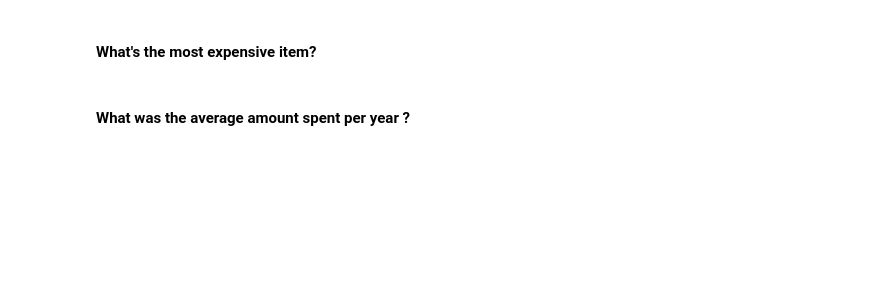
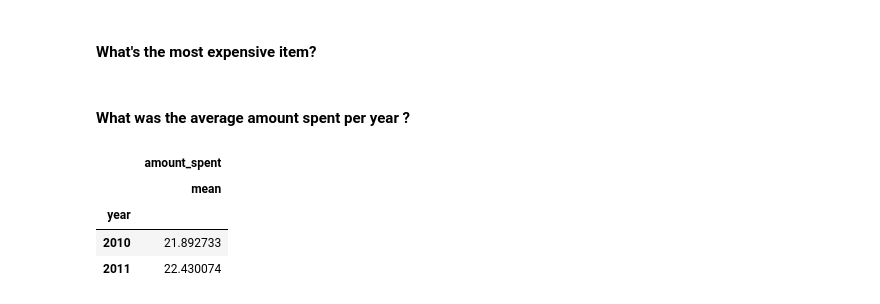
Before and after one commit to JavierLuna/data-labs, a Jupyter notebook: module-2/lab-subsetting-and-descriptive-stats/your-code/main.ipynb, the cells around one changed output. Drawn from its saved outputs; the diff is of its cells as text; code cells hidden in the pictures; blank space fills up the shorter version.

```diff
--- a/module-2/lab-subsetting-and-descriptive-stats/your-code/main.ipynb
+++ b/module-2/lab-subsetting-and-descriptive-stats/your-code/main.ipynb
@@ -442,3 +566,10 @@ Name: CustomerID, Length: 2485, dtype: int64
 #### What was the average amount spent per year ?
 # %%
 # your answer here
+orders.groupby(by = "year").agg({"amount_spent": ["mean"]})
+# %% [output]
+|  | amount_spent |
+|  | mean |
+| year |  |
+| 2010 | 21.892733 |
+| 2011 | 22.430074 |
```
Also changed, not shown: parts of 10 cells of this notebook.
